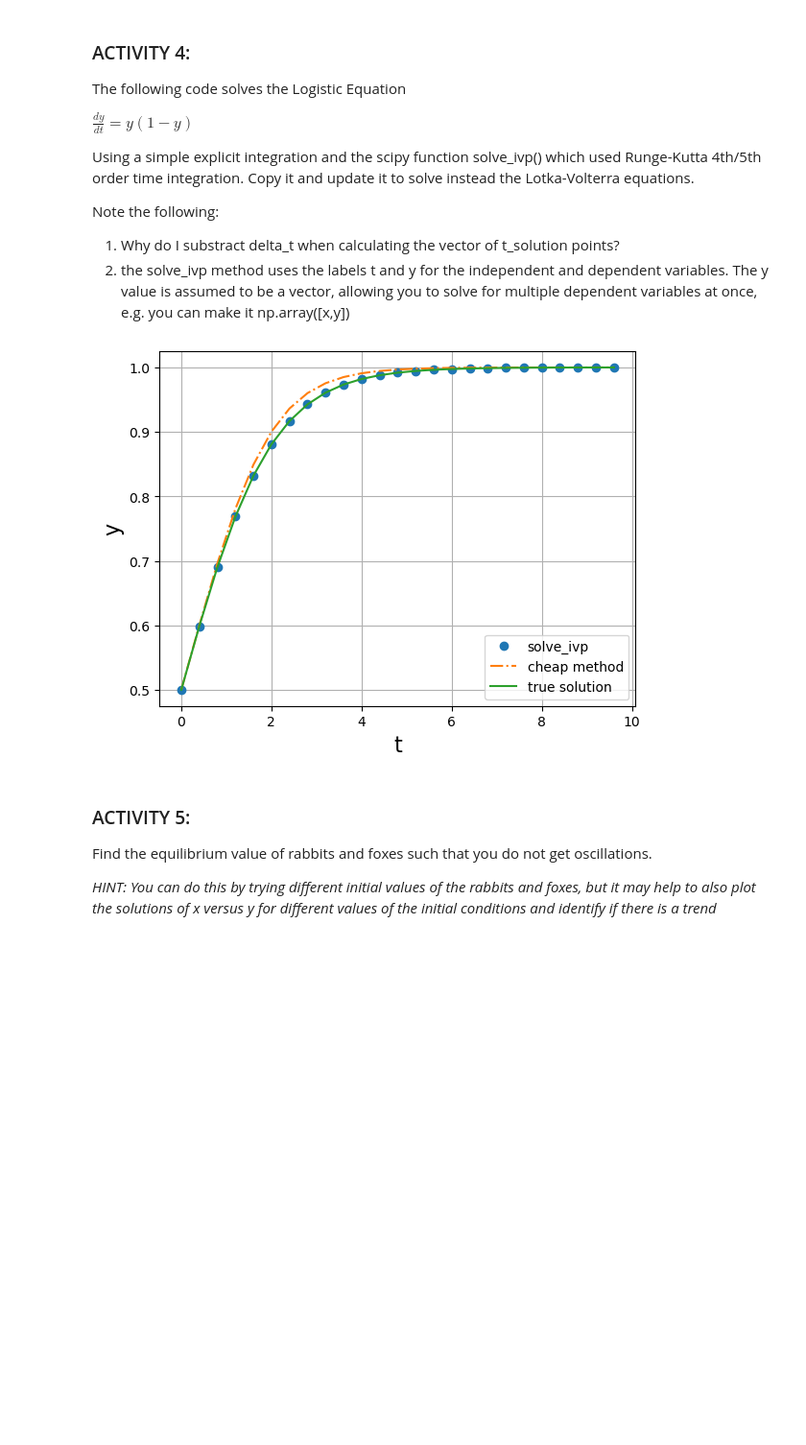
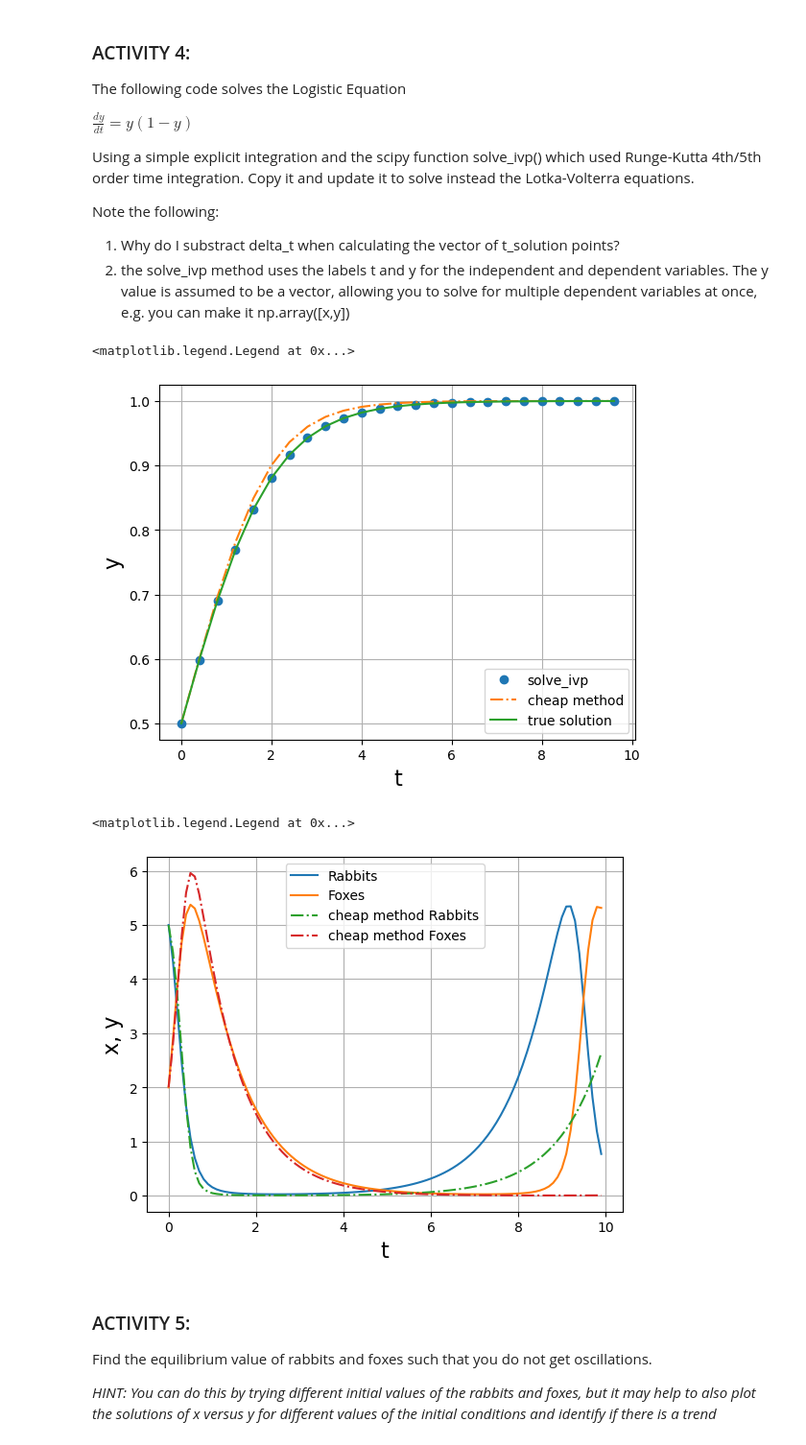
Before and after one commit to Vileh/Topics-In-Sci-Comp, a Jupyter notebook: Notebooks/Week3_LabExercises.ipynb, the cells around one changed output. Shown: that part at 96% size. Cells and saved outputs as stored; diff of their text form; code cells hidden in the pictures; blank space fills up the shorter version.

```diff
--- a/Notebooks/Week3_LabExercises.ipynb
+++ b/Notebooks/Week3_LabExercises.ipynb
@@ -263,26 +276,66 @@ plt.plot(solution.t, solution.y[0], 'o', label="solve_ivp")
 
 # Now do it the "cheap" way
 # increase the number of steps to see how the solution changes
-y_solution = np.zeros_like(t_solution)
-y_solution[0] = y0
+solution_xy_cheap = np.zeros_like(t_solution)
+solution_xy_cheap[0] = y0
 for itime, time in enumerate(t_solution) :
     if itime > 0 :
-        dydt = calculate_logistic_dydt(time, y_solution[itime-1])
-        y_solution[itime] = y_solution[itime-1] + dydt * delta_t
+        dydt = calculate_logistic_dydt(time, solution_xy_cheap[itime-1])
+        solution_xy_cheap[itime] = solution_xy_cheap[itime-1] + dydt * delta_t
 
-plt.plot(t_solution, y_solution, '-.',label="cheap method")
+plt.plot(t_solution, solution_xy_cheap, '-.',label="cheap method")
 
 # Now plot the true solution
 A = 1.0/y0 - 1.0
 y_true = 1.0 / (1.0 + A * np.exp(-t_solution))
 plt.plot(t_solution, y_true, '-', label="true solution")
-plt.legend(loc='best');
+plt.legend(loc='best')
 # %% [output]
+<matplotlib.legend.Legend at 0x...>
 [figure]
 # %%
 # Your solution here for the predator-prey equations !
+def calculate_lv(t, xy, a=1, b=1, c=1, d=1):
+    """Returns the gradient dx/dt for the Lotka-Volterra equations"""
+    dxdt = a*xy[0] - b*xy[0]*xy[1]
+    dydt = -c*xy[1] + d*xy[0]*xy[1]
+    return np.array([dxdt, dydt])
 
-# UPDATE ME!
+max_time = 10.0
+N_time_steps = 100
+delta_t = max_time / N_time_steps
+t_solution = np.linspace(0.0, max_time-delta_t, N_time_steps) # values of independent variable
+xy0 = np.array([5, 2]) # an initial condition, x(0) = x0, note it needs to be an array
+
+solution_xy = solve_ivp(calculate_lv, [0,max_time], xy0,
+                        method='RK45', t_eval=t_solution)
+
+# Now do it the "cheap" way
+# increase the number of steps to see how the solution changes
+solution_xy_cheap = np.zeros_like(t_solution, shape=(len(t_solution), 2))
+solution_xy_cheap[0] = xy0
+for itime, time in enumerate(t_solution) :
+    if itime > 0 :
+        change = calculate_lv(time, solution_xy_cheap[itime-1])
+        solution_xy_cheap[itime] = solution_xy_cheap[itime-1] + change * delta_t
+
+plt.grid()
+plt.xlabel("t", fontsize=16)
+plt.ylabel("x, y", fontsize=16)
+
+#plt.plot(solution_x_y.t, solution_x_y.y[0], 'o', label="solve_ivp_x")
+plt.plot(solution_xy.t, solution_xy.y[0], '-', label="Rabbits")
+
+#plt.plot(solution_x_y.t, solution_x_y.y[1], 'o', label="solve_ivp_x")
+plt.plot(solution_xy.t, solution_xy.y[1], '-', label="Foxes")
+if 1:
+    plt.plot(t_solution, solution_xy_cheap[:, 0], '-.',label="cheap method Rabbits")
+    plt.plot(t_solution, solution_xy_cheap[:, 1], '-.',label="cheap method Foxes")
+
+plt.legend(loc='best')
+# %% [output]
+<matplotlib.legend.Legend at 0x...>
+[figure, added]
 # %% [markdown]
 ### ACTIVITY 5:
 
```
Also changed, not shown: parts of 5 cells of this notebook.
